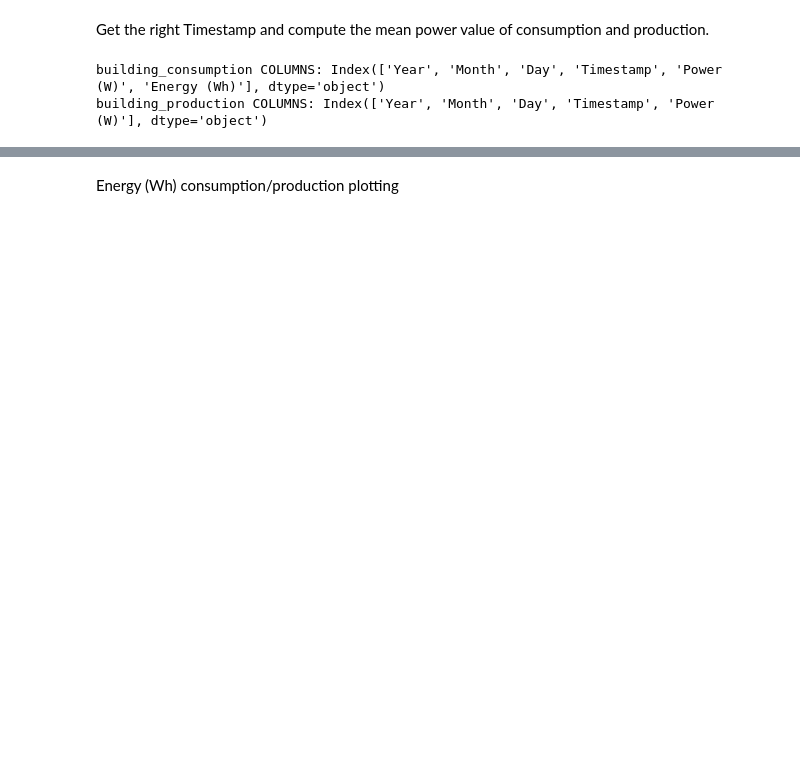
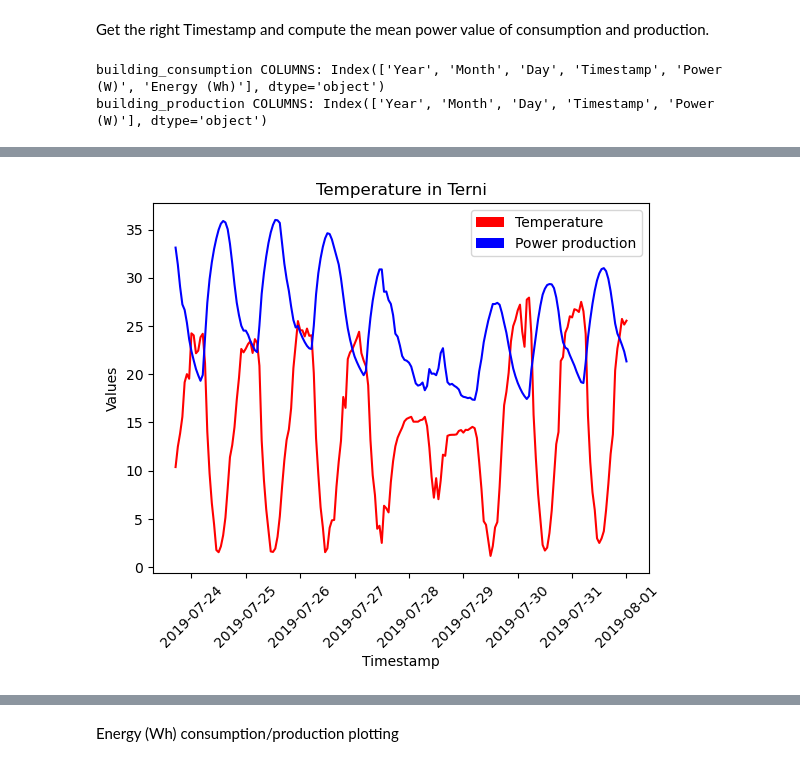
Before and after one commit to AlessandroBelotti00/NOI-hackathon, a Jupyter notebook: 1_PV/data_integration.ipynb, the cells around one changed output, grey strips where cells are left out. Drawn from its saved outputs; the diff is of its cells as text; code cells hidden in the pictures; blank space fills up the shorter version.

```diff
--- a/1_PV/data_integration.ipynb
+++ b/1_PV/data_integration.ipynb
@@ -156,0 +163,6 @@ building_production['Power (W)'] = building_production['Power (W)'] + building_c
+# %%
+tmp = []
+for el in building_production_def['Timestamp']:
+    tmp.append(el.replace(minute=1))
+
+building_production_def['Timestamp'] = tmp
@@ -157,3 +185,7 @@ building_production['Power (W)'] = building_production['Power (W)'] + building_c
+# %%
+# merging on power
+
+building_production_def['power x h'] = building_production_def['power x h'] + building_consumption_def[building_consumption_def.index.isin(building_production_def.index)]['power x h']
 # %%
-df_merged_power_consum = building_consumption.merge(data_weather, on='Timestamp')
-df_merged_power_product = building_production.merge(data_weather, on='Timestamp')
+df_merged_power_consum = building_consumption_def.merge(weather_data, on='Timestamp')
+df_merged_power_product = building_production_def.merge(weather_data, on='Timestamp')
@@ -162,0 +211,14 @@ df_merged_power_consum.to_csv('data/exported_merged_power_consum.csv')
+# %%
+def rescale_to_range(values, new_min, new_max):
+    old_min = min(values)
+    old_max = max(values)
+
+    scaled_values = [(new_max - new_min) * (x - old_min) / (old_max - old_min) + new_min for x in values]
+
+    return scaled_values
+
+new_min = df_merged_power_product['temp'].min()
+new_max = df_merged_power_product['temp'].max()
+
+scaled_data = rescale_to_range(df_merged_power_product['power x h'], new_min, new_max)
+print(scaled_data)
@@ -162,0 +263,19 @@ df_merged_power_consum.to_csv('data/exported_merged_power_consum.csv')
+# %%
+
+plt.plot(df_merged_power_product['Timestamp'].tail(200), pd.DataFrame(scaled_data).tail(200), color='red')
+plt.plot(df_merged_power_product['Timestamp'].tail(200), df_merged_power_product['temp'].tail(200), color='blue')
+plt.title('Temperature in Terni')
+plt.xlabel('Timestamp')
+plt.ylabel('Values')
+
+# Create custom color patches for the legend
+blue_patch = plt.Rectangle((0, 0), 1, 1, fc='red', label='Temperature')
+red_patch = plt.Rectangle((0, 0), 1, 1, fc='blue', label='Power production')
+plt.xticks(rotation=45)
+
+# Add the legend
+plt.legend(handles=[blue_patch, red_patch])
+
+plt.show()
+# %% [output]
+[figure, added]
```
Also changed, not shown: parts of 25 cells of this notebook, 3 other files.
